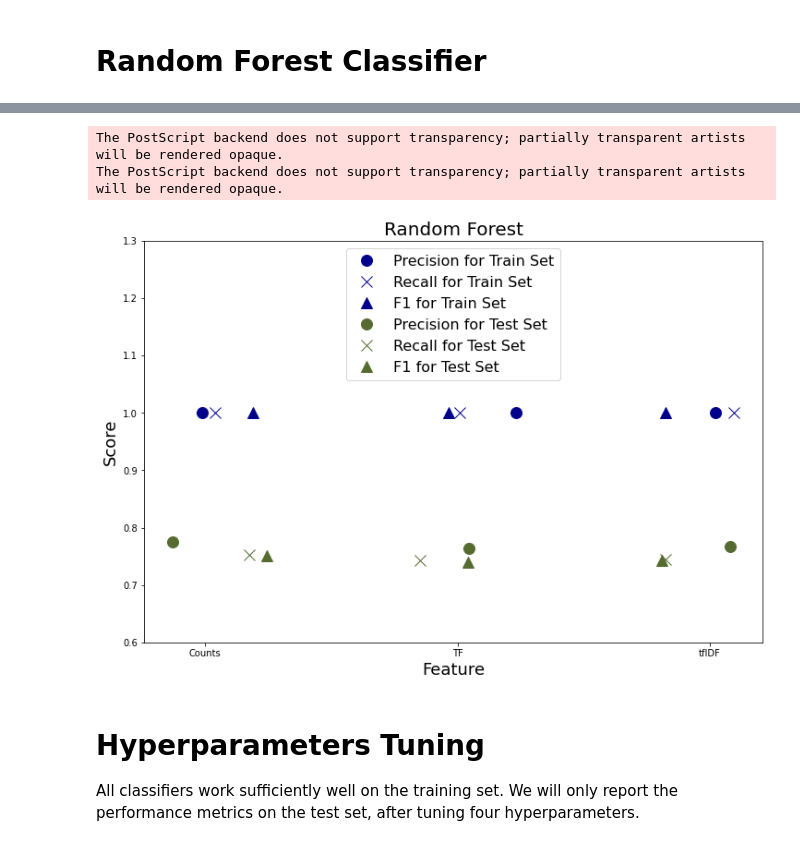
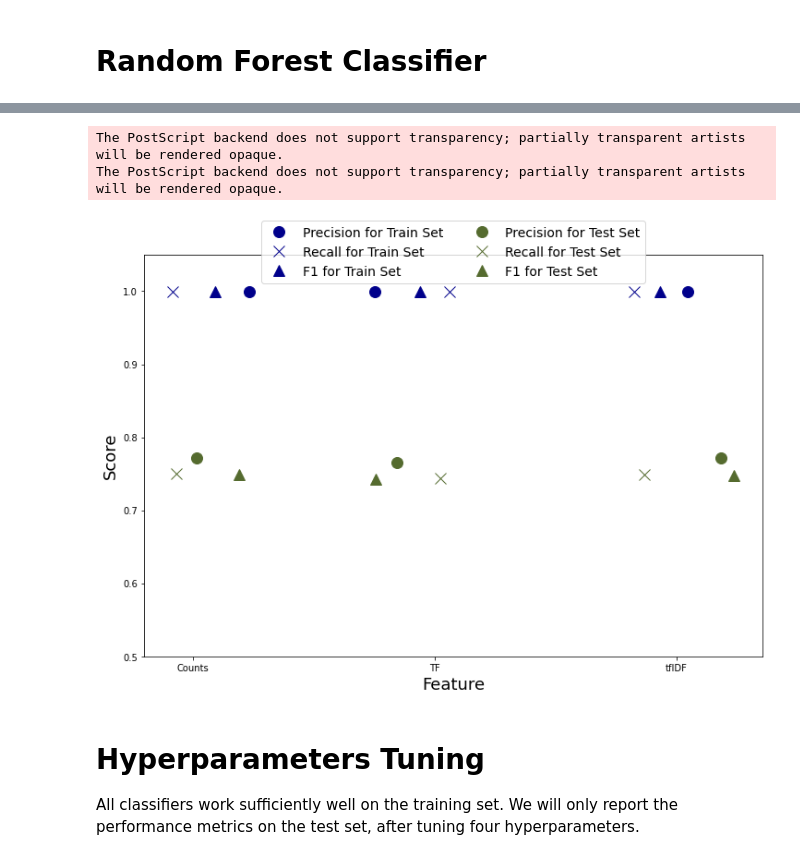
Before and after one commit to PawinData/TM, a Jupyter notebook: TM_A1.ipynb, the cells around one changed output, grey strips where cells are left out. Saved outputs shown, nothing was run; the diff lists cells and outputs as text; code cells hidden in the pictures.

```diff
--- a/TM_A1.ipynb
+++ b/TM_A1.ipynb
@@ -58,7 +58,7 @@ def evaluate(truth, predicted, which_set):
          return Test(P,R,F)
 # %%
 # visualize classifier metrics
-def viz_res(DF, TITLE=None, FigSize=(12,8), MarkerSize=12, floor=0.6, ceiling=1.1):
+def viz_res(DF, TITLE=None, FigSize=(12,8), MarkerSize=12, fnts=18):
     fig,ax = plt.subplots(figsize=FigSize)
     for which_set in DF.columns:
         CLR = "darkblue" if which_set=="Train" else "darkolivegreen"
@@ -77,11 +77,10 @@ def viz_res(DF, TITLE=None, FigSize=(12,8), MarkerSize=12, floor=0.6, ceiling=1.
         elements.set_xdata(jittered_xs)
         ax.relim()
         ax.autoscale(enable=True)
-    plt.xlabel("Feature", fontsize=18)
-    plt.ylabel("Score", fontsize=18)
-    plt.ylim(floor,ceiling)
-    plt.title(TITLE, fontsize=20)
-    plt.legend(loc="upper center", fontsize=16)
+    plt.xlabel("Feature", fontsize=fnts)
+    plt.ylabel("Score", fontsize=fnts)
+    plt.ylim(0.5,1.05)
+    plt.legend(loc="upper center", fontsize=int(0.8*fnts), ncol=2, bbox_to_anchor=(0.5,1.1))
     if TITLE is not None:
         plt.savefig(TITLE+".eps")
     plt.show()
@@ -286,9 +285,9 @@ RandomForest
 # %%
-viz_res(RandomForest, TITLE="Random Forest", ceiling=1.3)
+viz_res(RandomForest, TITLE="Random Forest")
 # %% [output]
 The PostScript backend does not support transparency; partially transparent artists will be rendered opaque.
 The PostScript backend does not support transparency; partially transparent artists will be rendered opaque.
-[figure, old version]
+[figure, new version]
 # %%
 RAW = dict()
 RAW["Naive Bayes"] = NaiveBayes
```
Also changed, not shown: parts of 5 cells of this notebook.
